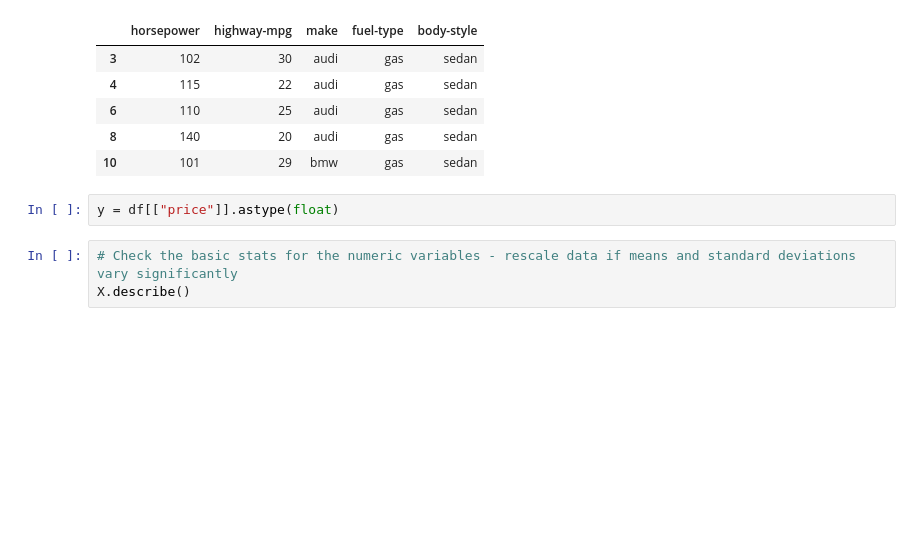
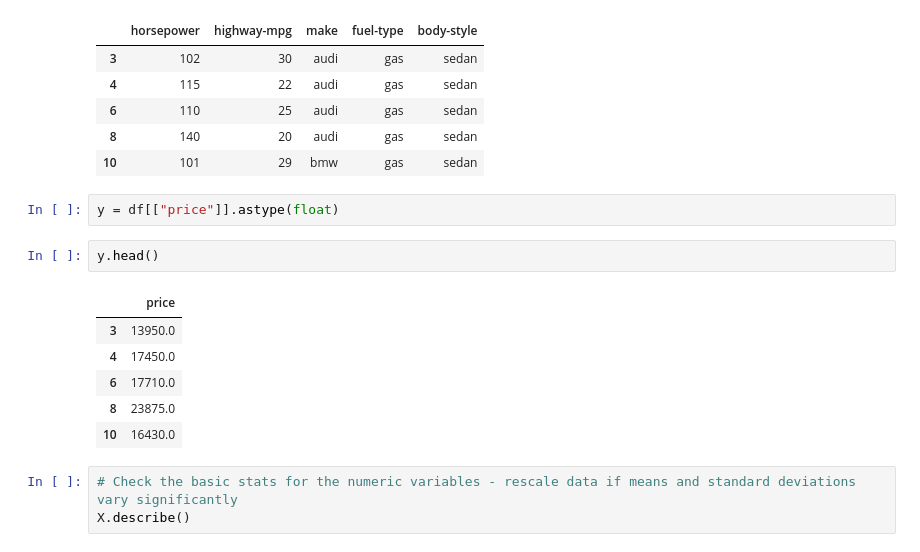
Before and after one commit to Auckland68/Linear-Regression, a Jupyter notebook: Automobile Price Prediction Regression NN with Pytorch.ipynb, the cells around one changed output. Drawn from its saved outputs; the diff is of its cells as text; blank space fills up the shorter version.

```diff
--- a/Automobile Price Prediction Regression NN with Pytorch.ipynb
+++ b/Automobile Price Prediction Regression NN with Pytorch.ipynb
@@ -234,6 +234,15 @@ X.head()
 | 10 | 101 | 29 | bmw | gas | sedan |
 # %%
 y = df[["price"]].astype(float)
+# %%
+y.head()
+# %% [output]
+|  | price |
+| 3 | 13950.0 |
+| 4 | 17450.0 |
+| 6 | 17710.0 |
+| 8 | 23875.0 |
+| 10 | 16430.0 |
 # %%
 # Check the basic stats for the numeric variables - rescale data if means and standard deviations vary significantly
 X.describe()
```
Also changed, not shown: parts of 48 cells of this notebook.
